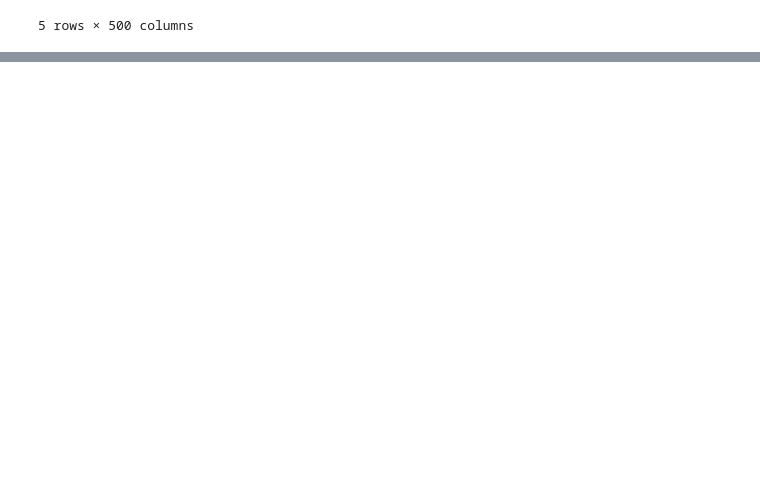
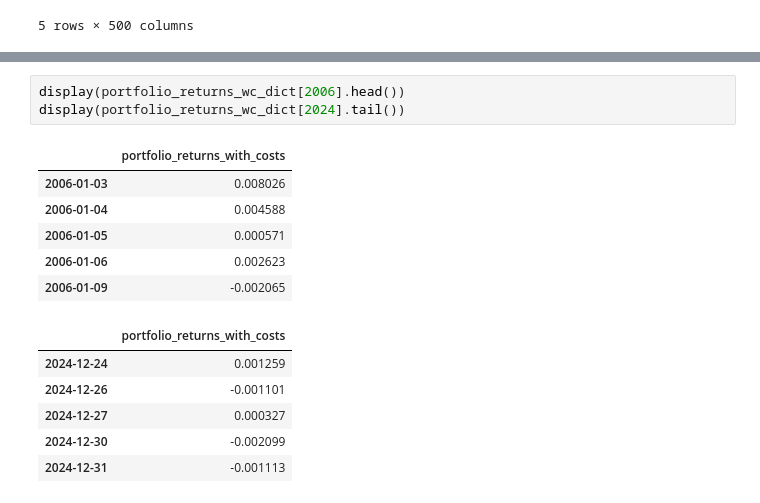
Before and after one commit to KiranReddy0808/FE5214-Introduction-to-quant-investing, a Jupyter notebook: Assignment 2/Assignment2.ipynb, the cells around one changed output, grey strips where cells are left out. Drawn from its saved outputs; the diff is of its cells as text; blank space fills up the shorter version.

```diff
--- a/Assignment 2/Assignment2.ipynb
+++ b/Assignment 2/Assignment2.ipynb
@@ -550 +546,17 @@ display(portfolio_returns_dict[2024].tail())
+# %%
+display(portfolio_returns_wc_dict[2006].head())
+display(portfolio_returns_wc_dict[2024].tail())
+# %% [output]
+|  | portfolio_returns_with_costs |
+| 2006-01-03 | 0.008026 |
+| 2006-01-04 | 0.004588 |
+| 2006-01-05 | 0.000571 |
+| 2006-01-06 | 0.002623 |
+| 2006-01-09 | -0.002065 |
+|  | portfolio_returns_with_costs |
+| 2024-12-24 | 0.001259 |
+| 2024-12-26 | -0.001101 |
+| 2024-12-27 | 0.000327 |
+| 2024-12-30 | -0.002099 |
+| 2024-12-31 | -0.001113 |
 # %%
```
Also changed, not shown: parts of 9 cells of this notebook.
